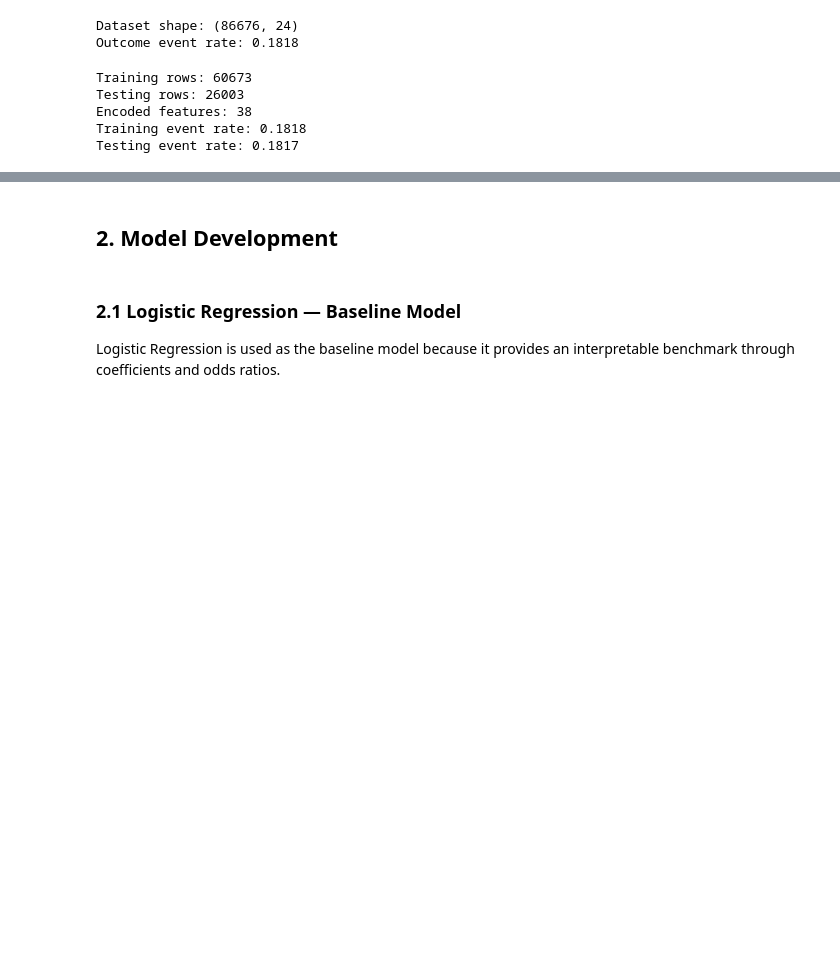
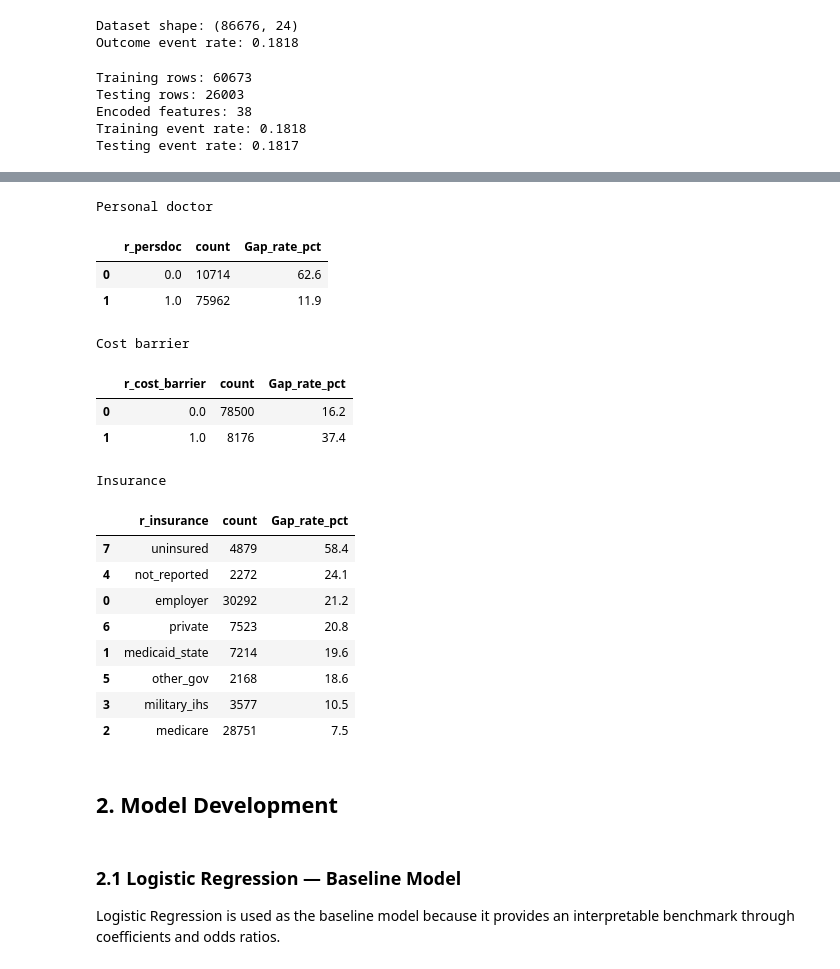
Before and after one commit to chuatzeyee/ISSS623-G1, a Jupyter notebook: notebooks/ModelDevelopment.ipynb, the cells around one changed output, grey strips where cells are left out. Saved outputs shown, nothing was run; the diff lists cells and outputs as text; code cells hidden in the pictures; blank space fills up the shorter version.

```diff
--- a/notebooks/ModelDevelopment.ipynb
+++ b/notebooks/ModelDevelopment.ipynb
@@ -169,3 +313,57 @@ def evaluate_binary_model(name, model, X_eval, y_eval, threshold=0.50):
+# %%
+# =========================================================
+# EDA 4: Gap rates for key healthcare-access predictors
+# =========================================================
+
+def gap_rate_table(data, variable):
+    result = (
+        data.groupby(variable)["r_no_checkup"]
+        .agg(["count", "mean"])
+        .reset_index()
+    )
+
+    result["Gap_rate_pct"] = result["mean"] * 100
+
+    return result[
+        [variable, "count", "Gap_rate_pct"]
+    ]
+
+
+print("Personal doctor")
+display(
+    gap_rate_table(df, "r_persdoc").round(1)
+)
+
+print("\nCost barrier")
+display(
+    gap_rate_table(df, "r_cost_barrier").round(1)
+)
+
+print("\nInsurance")
+display(
+    gap_rate_table(df, "r_insurance")
+    .sort_values("Gap_rate_pct", ascending=False)
+    .round(1)
+)
+# %% [output]
+Personal doctor
+|  | r_persdoc | count | Gap_rate_pct |
+| 0 | 0.0 | 10714 | 62.6 |
+| 1 | 1.0 | 75962 | 11.9 |
+Cost barrier
+|  | r_cost_barrier | count | Gap_rate_pct |
+| 0 | 0.0 | 78500 | 16.2 |
+| 1 | 1.0 | 8176 | 37.4 |
+Insurance
+|  | r_insurance | count | Gap_rate_pct |
+| 7 | uninsured | 4879 | 58.4 |
+| 4 | not_reported | 2272 | 24.1 |
+| 0 | employer | 30292 | 21.2 |
+| 6 | private | 7523 | 20.8 |
+| 1 | medicaid_state | 7214 | 19.6 |
+| 5 | other_gov | 2168 | 18.6 |
+| 3 | military_ihs | 3577 | 10.5 |
+| 2 | medicare | 28751 | 7.5 |
 # %% [markdown]
 ## 2. Model Development
 # %% [markdown]
```
Also changed, not shown: parts of 17 cells of this notebook.
